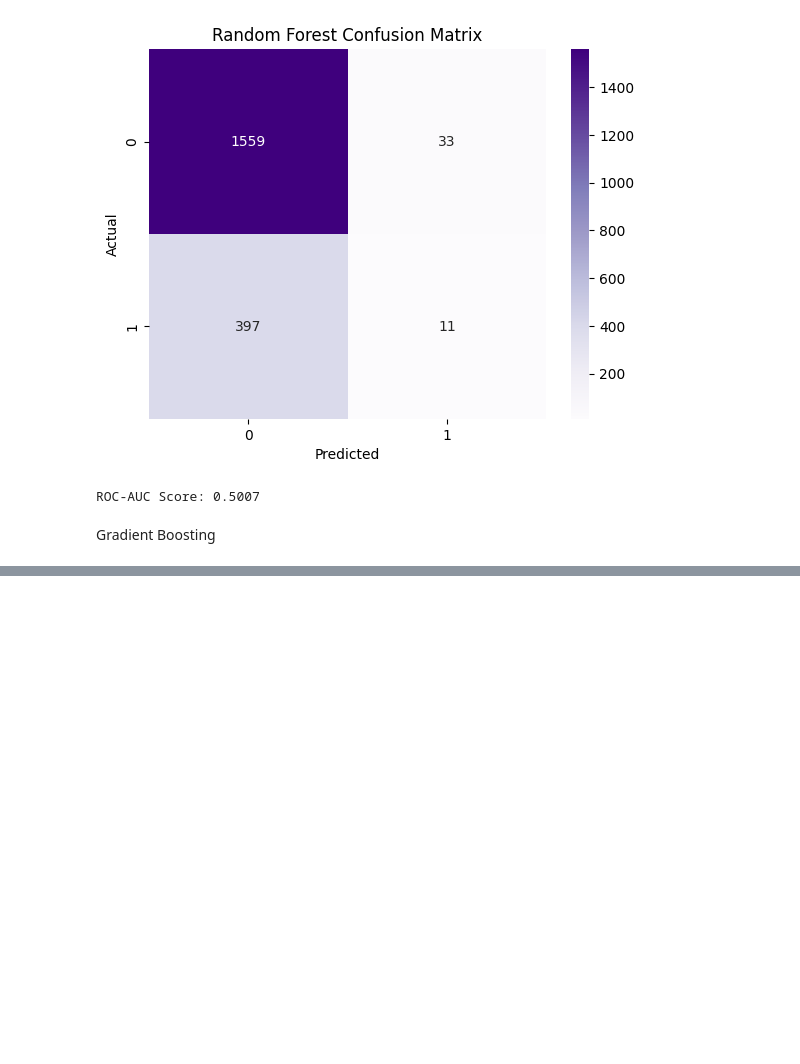
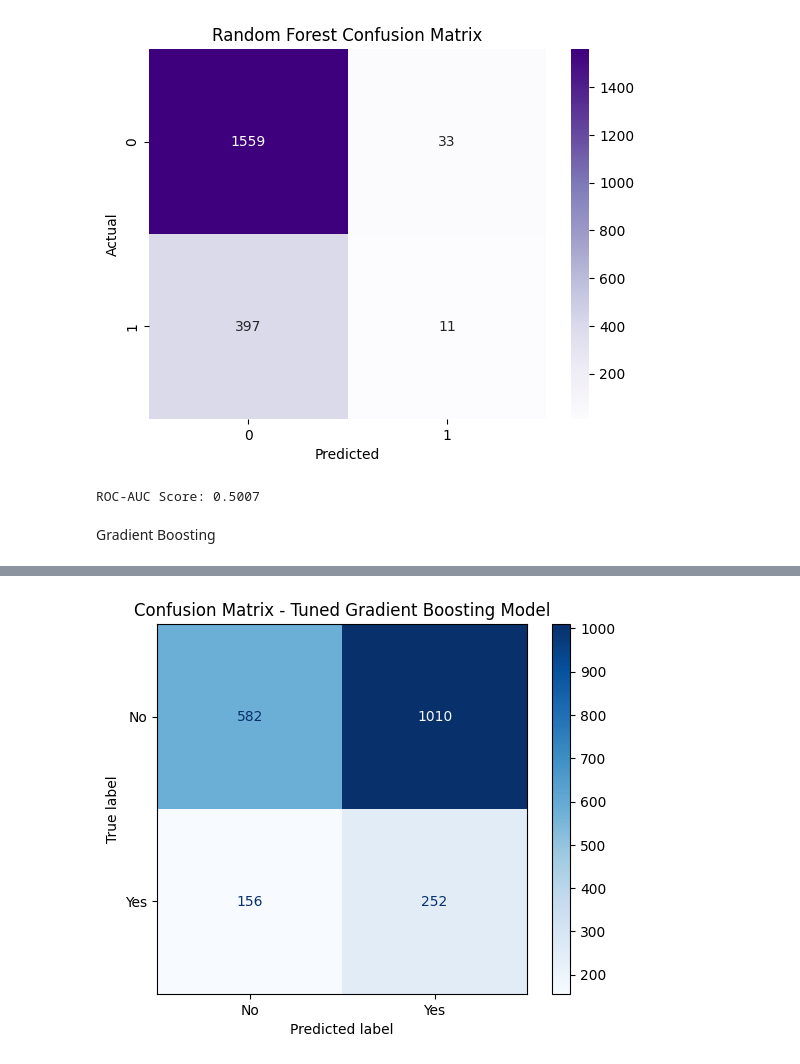
Before and after one commit to chamalka123/Heart-Attack-Prediction-Classifier, a Jupyter notebook: Heart_Attack_Prediction_Classifiers.ipynb, the cells around one changed output, grey strips where cells are left out. Drawn from its saved outputs; the diff is of its cells as text; code cells hidden in the pictures; blank space fills up the shorter version.

```diff
--- a/Heart_Attack_Prediction_Classifiers.ipynb
+++ b/Heart_Attack_Prediction_Classifiers.ipynb
@@ -605,0 +634,24 @@ NameError: name 'GradientBoostingClassifier' is not defined
+# %%
+# Define base model
+gb = GradientBoostingClassifier(random_state=42)
+
+# Define parameter grid
+param_grid = {
+    'n_estimators': [100, 200],
+    'learning_rate': [0.1, 0.05, 0.01],
+    'max_depth': [3, 4, 5],
+    'subsample': [0.8, 1.0]
+}
+
+# Grid Search setup
+grid_search = GridSearchCV(
+    estimator=gb,
+    param_grid=param_grid,
+    scoring='recall',  # focus on improving recall for high-risk cases
+    cv=3,
+    n_jobs=-1,
+    verbose=2
+)
+
+# Fit on the SMOTE-balanced training data
+grid_search.fit(X_train_res, y_train_res)
@@ -605,0 +672,11 @@ NameError: name 'GradientBoostingClassifier' is not defined
+# %%
+# Train the best model on the full balanced training set
+best_gb = grid_search.best_estimator_
+
+# Predict on test data
+y_pred_gb = best_gb.predict(X_test_scaled)
+y_pred_proba_gb = best_gb.predict_proba(X_test_scaled)[:, 1]
+
+# Evaluation metrics
+print("Classification Report:\n", classification_report(y_test, y_pred_gb))
+print("ROC-AUC Score:", roc_auc_score(y_test, y_pred_proba_gb))
@@ -605,0 +695,12 @@ NameError: name 'GradientBoostingClassifier' is not defined
+# %%
+# Compute confusion matrix
+cm = confusion_matrix(y_test, y_pred_gb)
+
+# Display confusion matrix
+disp = ConfusionMatrixDisplay(confusion_matrix=cm, display_labels=['No', 'Yes'])
+disp.plot(cmap='Blues', values_format='d')
+
+plt.title("Confusion Matrix - Tuned Gradient Boosting Model")
+plt.show()
+# %% [output]
+[figure, added]
```
Also changed, not shown: parts of 7 cells of this notebook.
